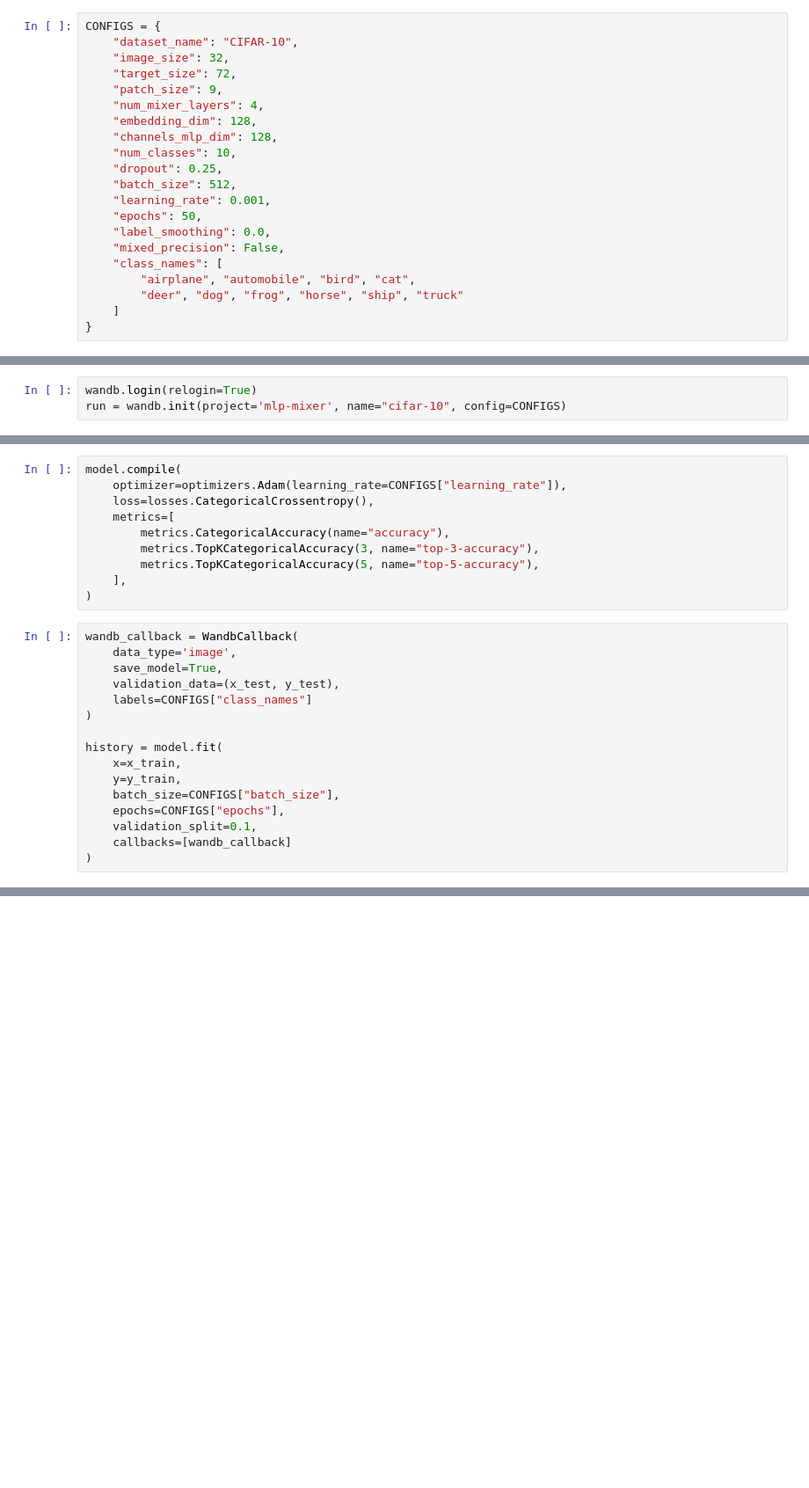
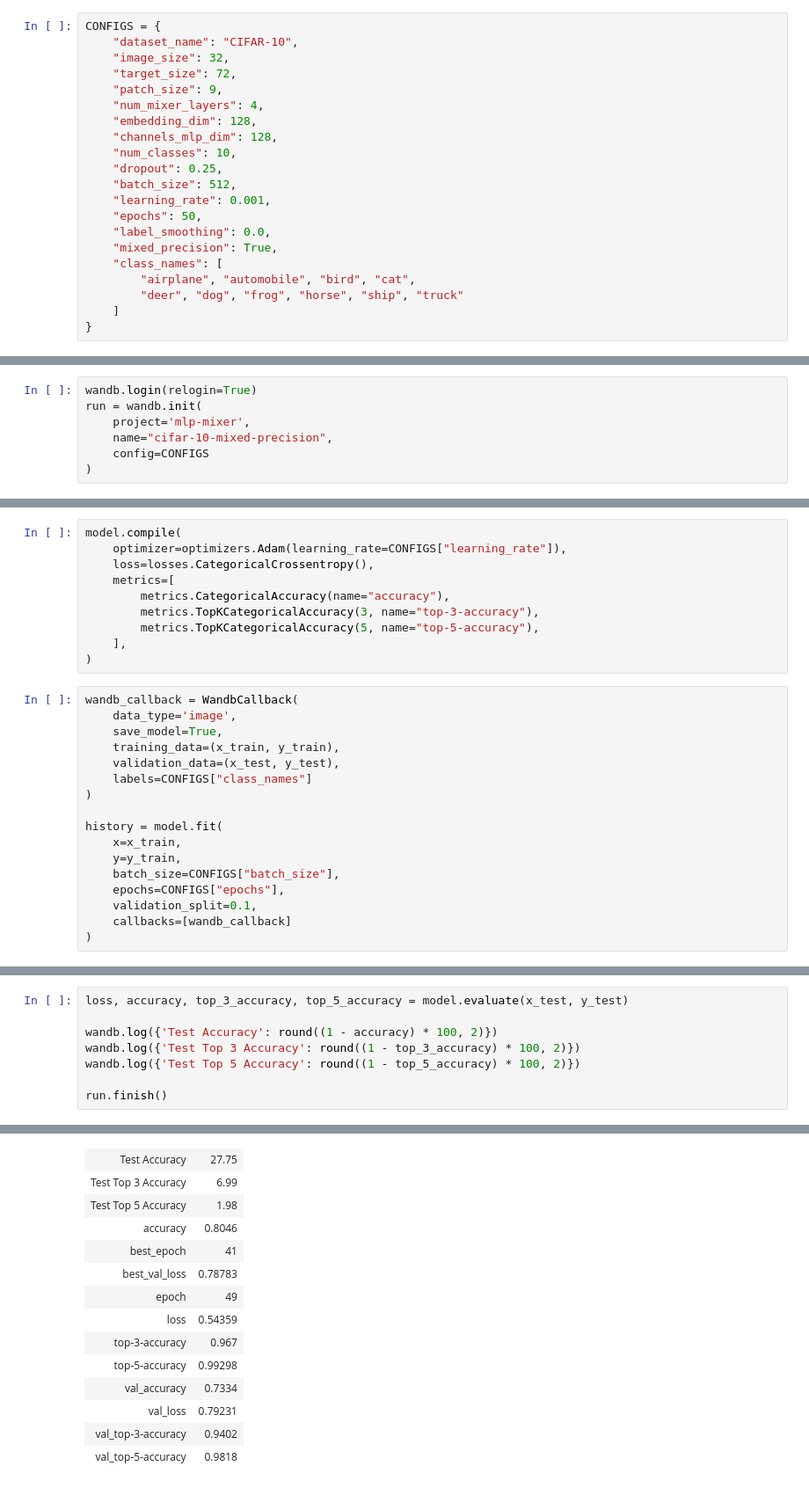
Before and after one commit to wandb/Groundbreaking-Papers, a Jupyter notebook: notebooks/mlp_mixer_cifar_10.ipynb, the cells around one changed output, grey strips where cells are left out. Shown: that part at 88% size. Cells and saved outputs as stored; diff of their text form; blank space fills up the shorter version.

```diff
--- a/notebooks/mlp_mixer_cifar_10.ipynb
+++ b/notebooks/mlp_mixer_cifar_10.ipynb
@@ -33,7 +33,7 @@ CONFIGS = {
     "learning_rate": 0.001,
     "epochs": 50,
     "label_smoothing": 0.0,
-    "mixed_precision": False,
+    "mixed_precision": True,
     "class_names": [
         "airplane", "automobile", "bird", "cat",
         "deer", "dog", "frog", "horse", "ship", "truck"
@@ -130,4 +142,8 @@ def get_mlp_mixer_model(
     return Model(inputs, outputs, name="mlp_mixer")
 # %%
 wandb.login(relogin=True)
-run = wandb.init(project='mlp-mixer', name="cifar-10", config=CONFIGS)
+run = wandb.init(
+    project='mlp-mixer',
+    name="cifar-10-mixed-precision",
+    config=CONFIGS
+)
@@ -158,6 +209,7 @@ model.compile(
 wandb_callback = WandbCallback(
     data_type='image',
     save_model=True,
+    training_data=(x_train, y_train),
     validation_data=(x_test, y_test),
     labels=CONFIGS["class_names"]
 )
@@ -188,0 +254,9 @@ plot_result("top-5-accuracy")
+# %%
+loss, accuracy, top_3_accuracy, top_5_accuracy = model.evaluate(x_test, y_test)
+
+wandb.log({'Test Accuracy': round((1 - accuracy) * 100, 2)})
+wandb.log({'Test Top 3 Accuracy': round((1 - top_3_accuracy) * 100, 2)})
+wandb.log({'Test Top 5 Accuracy': round((1 - top_5_accuracy) * 100, 2)})
+
+run.finish()
+# %% [output]
@@ -188,0 +279,14 @@ plot_result("top-5-accuracy")
+| Test Accuracy | 27.75 |
+| Test Top 3 Accuracy | 6.99 |
+| Test Top 5 Accuracy | 1.98 |
+| accuracy | 0.8046 |
+| best_epoch | 41 |
+| best_val_loss | 0.78783 |
+| epoch | 49 |
+| loss | 0.54359 |
+| top-3-accuracy | 0.967 |
+| top-5-accuracy | 0.99298 |
+| val_accuracy | 0.7334 |
+| val_loss | 0.79231 |
+| val_top-3-accuracy | 0.9402 |
+| val_top-5-accuracy | 0.9818 |
```
Also changed, not shown: parts of 7 cells of this notebook.
